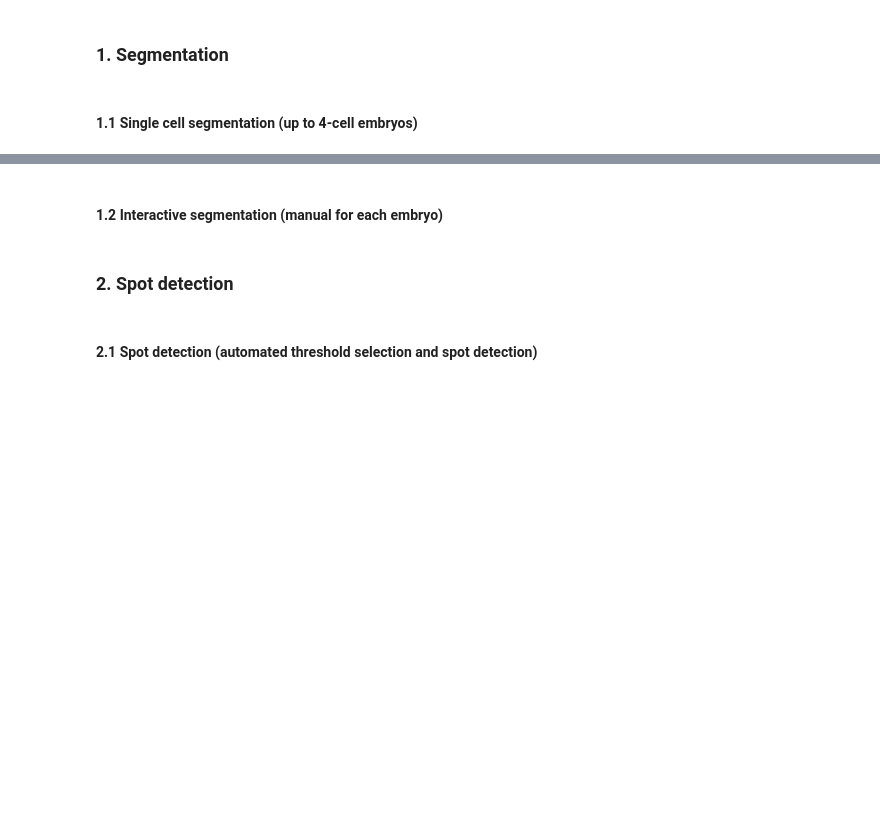
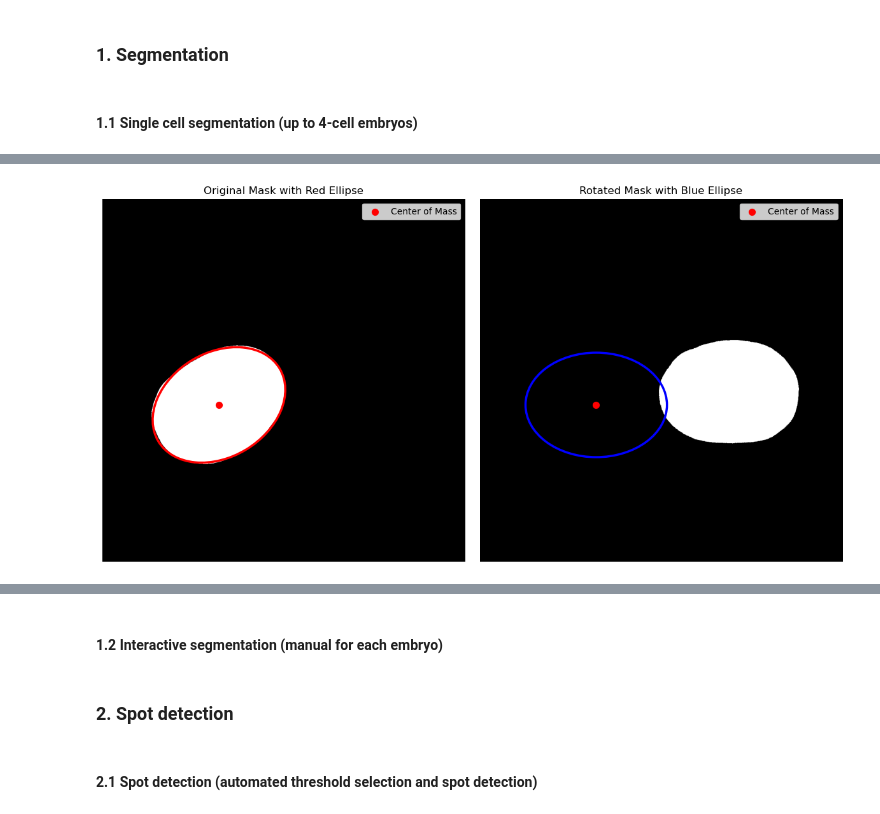
Before and after one commit to TorresNaly/ce-bigfish, a Jupyter notebook: 240724_FISHquant_RNAheatmap-conditional-channels.ipynb, the cells around one changed output, grey strips where cells are left out. Cells and saved outputs as stored; diff of their text form; code cells hidden in the pictures; blank space fills up the shorter version.

```diff
--- a/240724_FISHquant_RNAheatmap-conditional-channels.ipynb
+++ b/240724_FISHquant_RNAheatmap-conditional-channels.ipynb
@@ -409,0 +474,83 @@ plt.savefig(segmentation_filename)
+# %%
+import numpy as np
+import cv2
+import matplotlib.pyplot as plt
+import matplotlib.patches as patches
+from scipy.ndimage import rotate
+
+# Assuming masks_cytosol is your binary mask image
+# Convert the mask to uint8 if necessary
+binary_image = masks_cytosol.astype(np.uint8)
+
+# Find contours in the binary image
+contours = cv2.findContours(binary_image, cv2.RETR_EXTERNAL, cv2.CHAIN_APPROX_SIMPLE)[0]
+
+# Check if any contours were found
+if contours:
+    # Assume the largest contour is the region of interest
+    cnt = max(contours, key=cv2.contourArea)
+
+    # Fit an ellipse to the largest contour
+    if len(cnt) >= 5:  # At least 5 points are needed to fit an ellipse
+        ellipse = cv2.fitEllipse(cnt)
+
+        # Extract ellipse parameters
+        (xc, yc), (d1, d2), angle = ellipse
+
+        # Ensure d1 is the major axis and d2 is the minor axis
+        if d1 < d2:
+            d1, d2 = d2, d1  # Swap if necessary
+            angle = (angle + 90) % 360  # Adjust angle accordingly
+
+        # Calculate the center of mass
+        center_of_mass = np.array([np.mean(np.where(binary_image > 0)[0]), np.mean(np.where(binary_image > 0)[1])])
+
+        # Rotate the mask to align the ellipse
+        rotated_mask = rotate(masks_cytosol, angle=angle, reshape=False)
+
+        # Create a figure and a set of subplots for side-by-side comparison
+        fig, (ax1, ax2) = plt.subplots(1, 2, figsize=(12, 6))
+
+        # Display the original mask with the red ellipse
+        ax1.imshow(binary_image, cmap='gray')
+        original_ellipse_patch = patches.Ellipse(
+            xy=(xc, yc),  # Center of the ellipse
+            width=d1,     # Major axis length
+            height=d2,    # Minor axis length
+            angle=angle,  # Rotation angle of the ellipse
+            edgecolor='r',  # Red edge color for the original ellipse
+            facecolor='none',  # Transparent fill
+            linewidth=2.5  # Border thickness
+        )
+        ax1.add_patch(original_ellipse_patch)
+        ax1.scatter(center_of_mass[1], center_of_mass[0], color='red', s=50, label='Center of Mass')
+        ax1.set_title("Original Mask with Red Ellipse")
+        ax1.set_axis_off()  # Turn off axis labels and ticks
+        ax1.legend()
+
+        # Display the rotated mask with the blue ellipse
+        ax2.imshow(rotated_mask, cmap='gray')
+        new_ellipse_patch = patches.Ellipse(
+            xy=(xc, yc),  # Center remains the same
+            width=d1,     # Major axis length
+            height=d2,    # Minor axis length
+            angle=0,      # Rotate to align horizontally
+            edgecolor='b',  # Blue edge color for the new ellipse
+            facecolor='none',  # Transparent fill
+            linewidth=2.5  # Border thickness
+        )
+        ax2.add_patch(new_ellipse_patch)
+        ax2.scatter(center_of_mass[1], center_of_mass[0], color='red', s=50, label='Center of Mass')
+        ax2.set_title("Rotated Mask with Blue Ellipse")
+        ax2.set_axis_off()  # Turn off axis labels and ticks
+        ax2.legend()
+
+        plt.tight_layout()  # Adjust layout to remove any unnecessary space
+        plt.show()  # Display the plot
+
+        # Print the ellipse parameters and angle of rotation
+        print(f"Ellipse parameters: Major axis (d1) = {d1}, Minor axis (d2) = {d2}, Original Angle = {angle}")
+else:
+    print("No contours found in the mask.")
+# %% [output]
+[figure, added]
```
Also changed, not shown: parts of 23 cells of this notebook.
